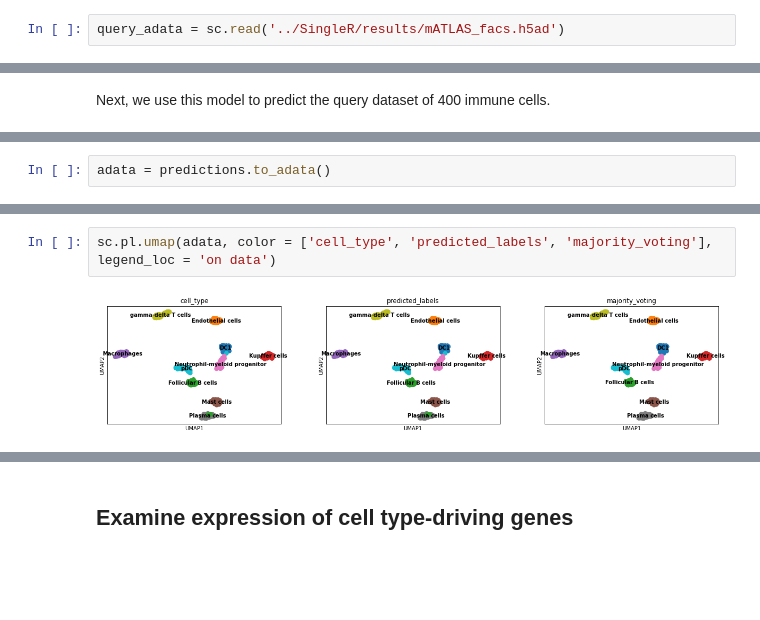
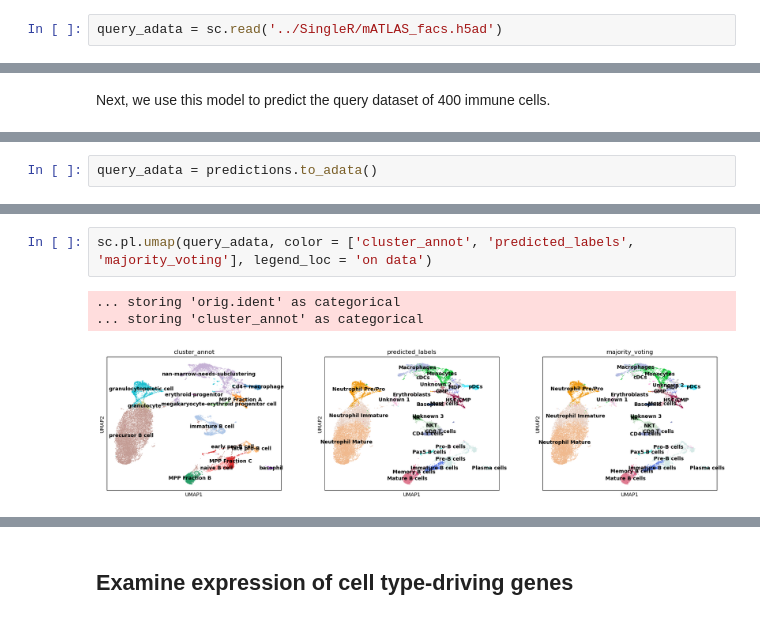
Before and after one commit to gabriel-dval/scRNA_annotation, a Jupyter notebook: celltypist_tutorial.ipynb, the cells around one changed output, grey strips where cells are left out. Drawn from its saved outputs; the diff is of its cells as text; blank space fills up the shorter version.

Commit message:
run celltype label transfer

```diff
--- a/celltypist_tutorial.ipynb
+++ b/celltypist_tutorial.ipynb
@@ -246,4 +239,4 @@ Name: features, Length: 32285, dtype: object
 # %% [markdown]
 Download another scRNA-seq dataset of 400 immune cells as a query.
 # %%
-query_adata = sc.read('../SingleR/results/mATLAS_facs.h5ad')
+query_adata = sc.read('../SingleR/mATLAS_facs.h5ad')
@@ -293,5 +294,5 @@ predictions = celltypist.annotate(query_adata, model = 'data/celltypist_model.pk
 🗳️ Majority voting the predictions
 ✅ Majority voting done!
 # %%
-adata = predictions.to_adata()
+query_adata = predictions.to_adata()
 # %%
@@ -299,5 +305,7 @@ sc.tl.umap(adata)
 # %%
-sc.pl.umap(adata, color = ['cell_type', 'predicted_labels', 'majority_voting'], legend_loc = 'on data')
+sc.pl.umap(query_adata, color = ['cluster_annot', 'predicted_labels', 'majority_voting'], legend_loc = 'on data')
 # %% [output]
+... storing 'orig.ident' as categorical
+... storing 'cluster_annot' as categorical
-[figure, old version]
+[figure, new version]
 # %%
```
Also changed, not shown: parts of 11 cells of this notebook.
